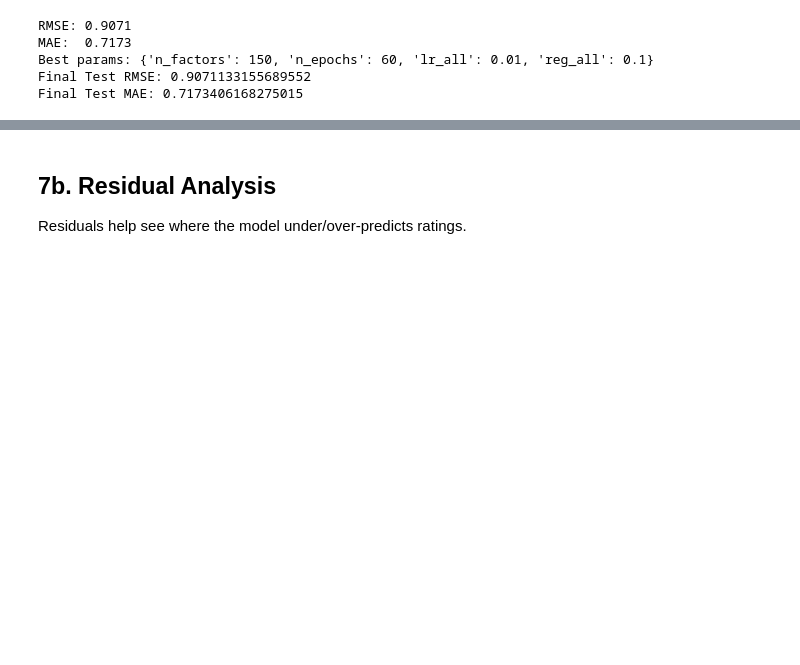
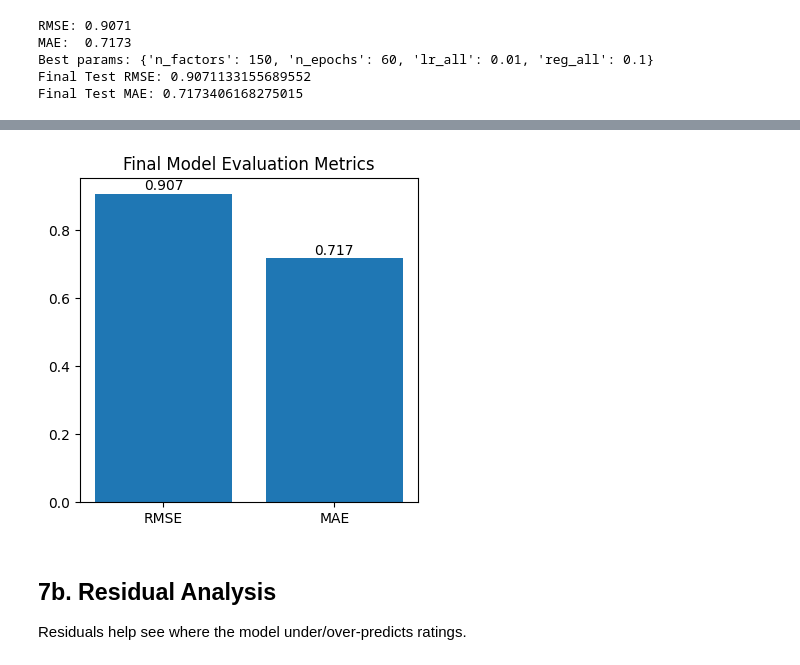
Before and after one commit to SUGANDHAMNAVYA96/AI-Recommendation-System-Part1, a Jupyter notebook: AI_Recommendation_System.ipynb, the cells around one changed output, grey strips where cells are left out. Saved outputs shown, nothing was run; the diff lists cells and outputs as text; code cells hidden in the pictures; blank space fills up the shorter version.

```diff
--- a/AI_Recommendation_System.ipynb
+++ b/AI_Recommendation_System.ipynb
@@ -314,3 +368,19 @@ Final Test MAE: 0.7173406168275015
+# %%
+metrics = ["RMSE", "MAE"]
+scores = [0.9071, 0.7173]
+
+plt.figure(figsize=(4,4))
+plt.bar(metrics, scores)
+
+plt.title("Final Model Evaluation Metrics")
+
+for i, v in enumerate(scores):
+    plt.text(i, v+0.01, f"{v:.3f}", ha='center')
+
+plt.tight_layout()
+plt.show()
+# %% [output]
+[figure, added]
 # %% [markdown]
 ## 7b. Residual Analysis
 
```
Also changed, not shown: parts of 4 cells of this notebook.
